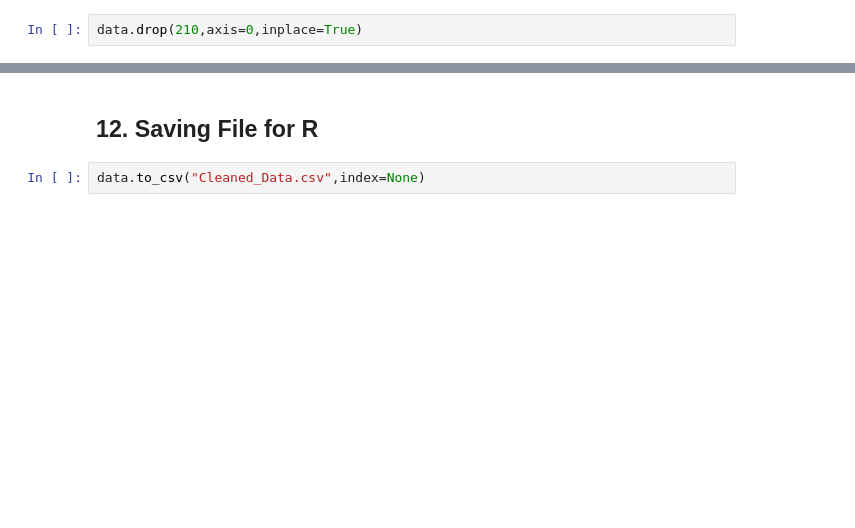
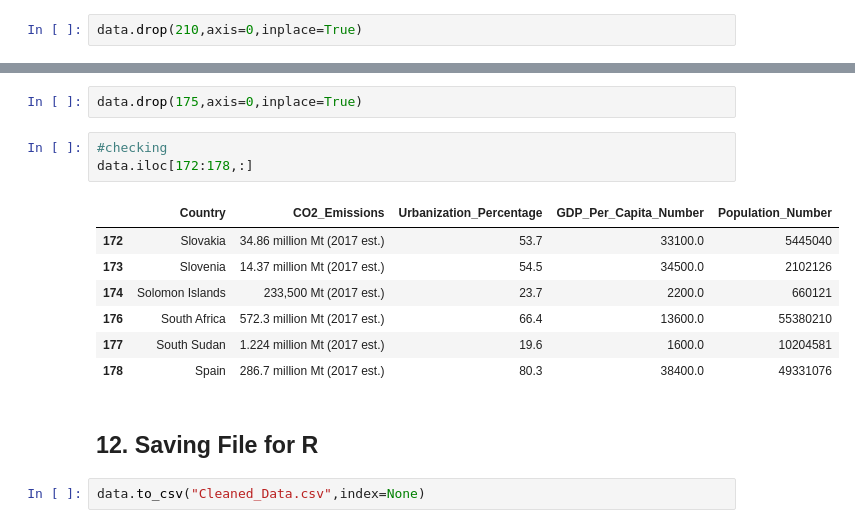
Before and after one commit to ngoodby/Final_Project_Nat, a Jupyter notebook: Data/Data_Preprocessing.ipynb, the cells around one changed output, grey strips where cells are left out. Cells and saved outputs as stored; diff of their text form; blank space fills up the shorter version.

```diff
--- a/Data/Data_Preprocessing.ipynb
+++ b/Data/Data_Preprocessing.ipynb
@@ -632,3 +603,16 @@ data.iloc[208:212,:]
+# %%
+data.drop(175,axis=0,inplace=True)
+# %%
+#checking
+data.iloc[172:178,:]
+# %% [output]
+|  | Country | CO2_Emissions | Urbanization_Percentage | GDP_Per_Capita_Number | Population_Number |
+| 172 | Slovakia | 34.86 million Mt (2017 est.) | 53.7 | 33100.0 | 5445040 |
+| 173 | Slovenia | 14.37 million Mt (2017 est.) | 54.5 | 34500.0 | 2102126 |
+| 174 | Solomon Islands | 233,500 Mt (2017 est.) | 23.7 | 2200.0 | 660121 |
+| 176 | South Africa | 572.3 million Mt (2017 est.) | 66.4 | 13600.0 | 55380210 |
+| 177 | South Sudan | 1.224 million Mt (2017 est.) | 19.6 | 1600.0 | 10204581 |
+| 178 | Spain | 286.7 million Mt (2017 est.) | 80.3 | 38400.0 | 49331076 |
 # %% [markdown]
 ## 12. Saving File for R
 # %%
```
Also changed, not shown: parts of 42 cells of this notebook, 5 other files.
